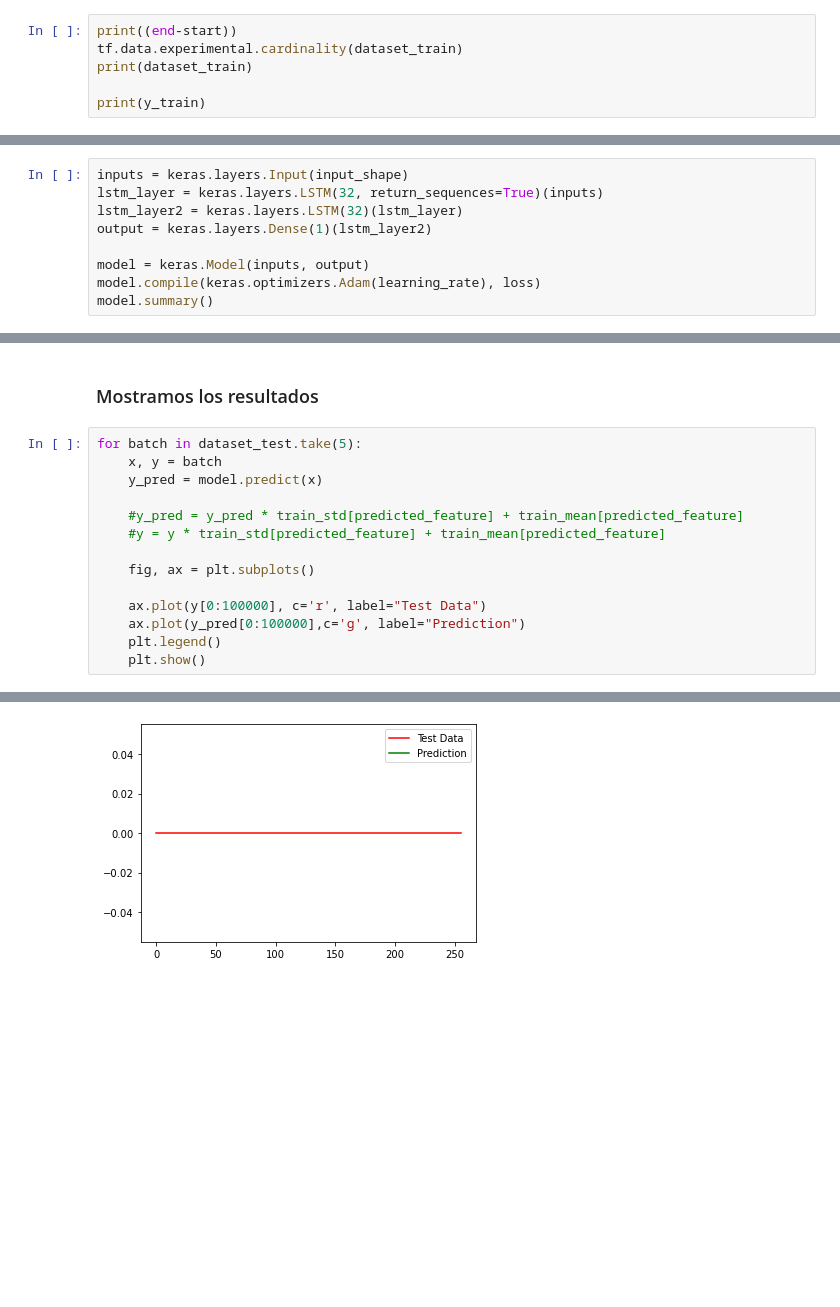
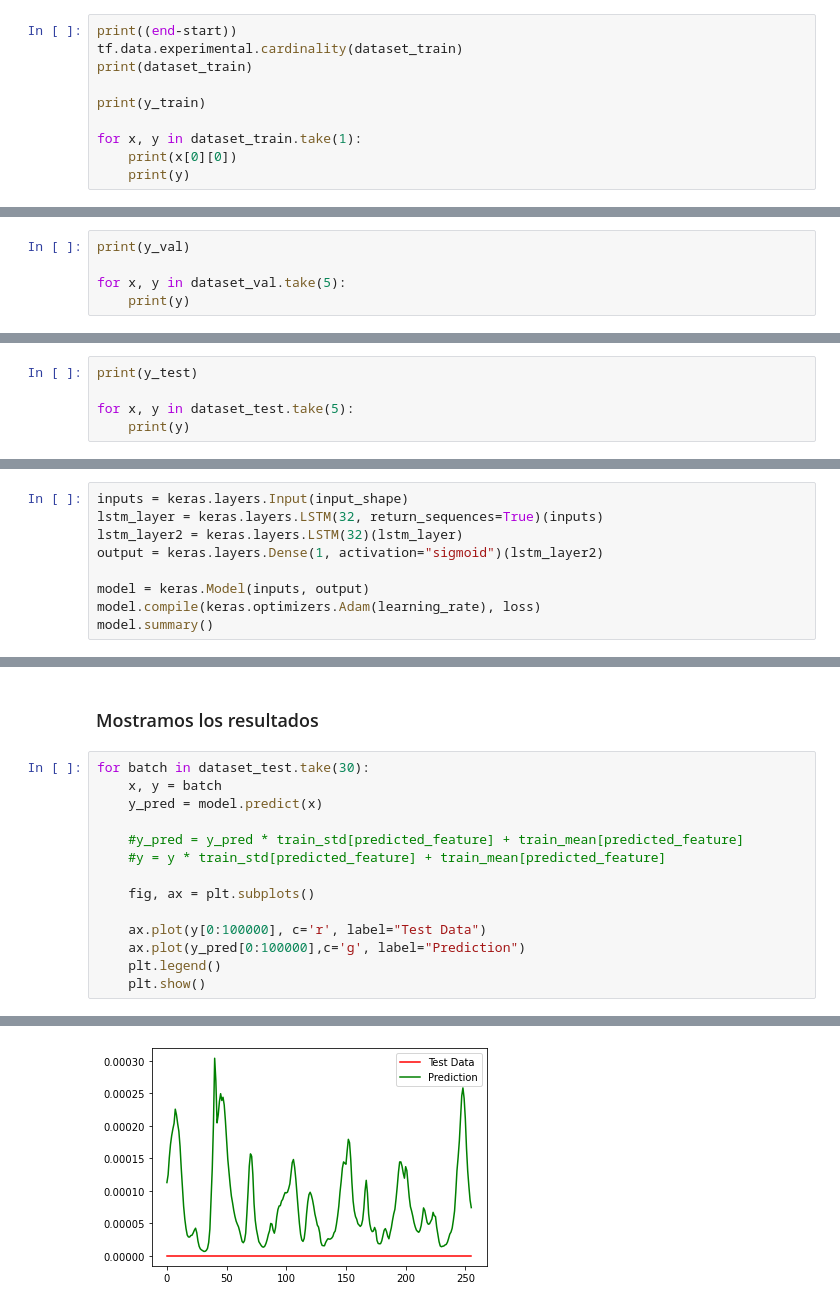
Before and after one commit to francoschroeder/ProyectoFinal, a Jupyter notebook: ModeloPronosticadorTestRegina.ipynb, the cells around one changed output, grey strips where cells are left out. Drawn from its saved outputs; the diff is of its cells as text; blank space fills up the shorter version.

```diff
--- a/ModeloPronosticadorTestRegina.ipynb
+++ b/ModeloPronosticadorTestRegina.ipynb
@@ -232,4 +232,8 @@ tf.data.experimental.cardinality(dataset_train)
 print(dataset_train)
 
 print(y_train)
+
+for x, y in dataset_train.take(1):
+    print(x[0][0])
+    print(y)
 # %% [output]
@@ -258,0 +271,5 @@ print(y_val)
+# %%
+print(y_val)
+
+for x, y in dataset_val.take(5):
+    print(y)
@@ -278,0 +310,5 @@ print(y_test)
+# %%
+print(y_test)
+
+for x, y in dataset_test.take(5):
+    print(y)
@@ -287,7 +341,7 @@ input_shape = x.shape[1], x.shape[2]
 inputs = keras.layers.Input(input_shape)
 lstm_layer = keras.layers.LSTM(32, return_sequences=True)(inputs)
 lstm_layer2 = keras.layers.LSTM(32)(lstm_layer)
-output = keras.layers.Dense(1)(lstm_layer2)
+output = keras.layers.Dense(1, activation="sigmoid")(lstm_layer2)
 
 model = keras.Model(inputs, output)
 model.compile(keras.optimizers.Adam(learning_rate), loss)
@@ -371,7 +422,7 @@ visualize_loss(history, "Training and Validation Loss")
 # %% [markdown]
 ### Mostramos los resultados
 # %%
-for batch in dataset_test.take(5):
+for batch in dataset_test.take(30):
     x, y = batch
     y_pred = model.predict(x)
 
@@ -392 +443 @@ for batch in dataset_test.take(5):
-[figure, old version]
+[figure, new version]
```
Also changed, not shown: parts of 13 cells of this notebook, 1 other file.
